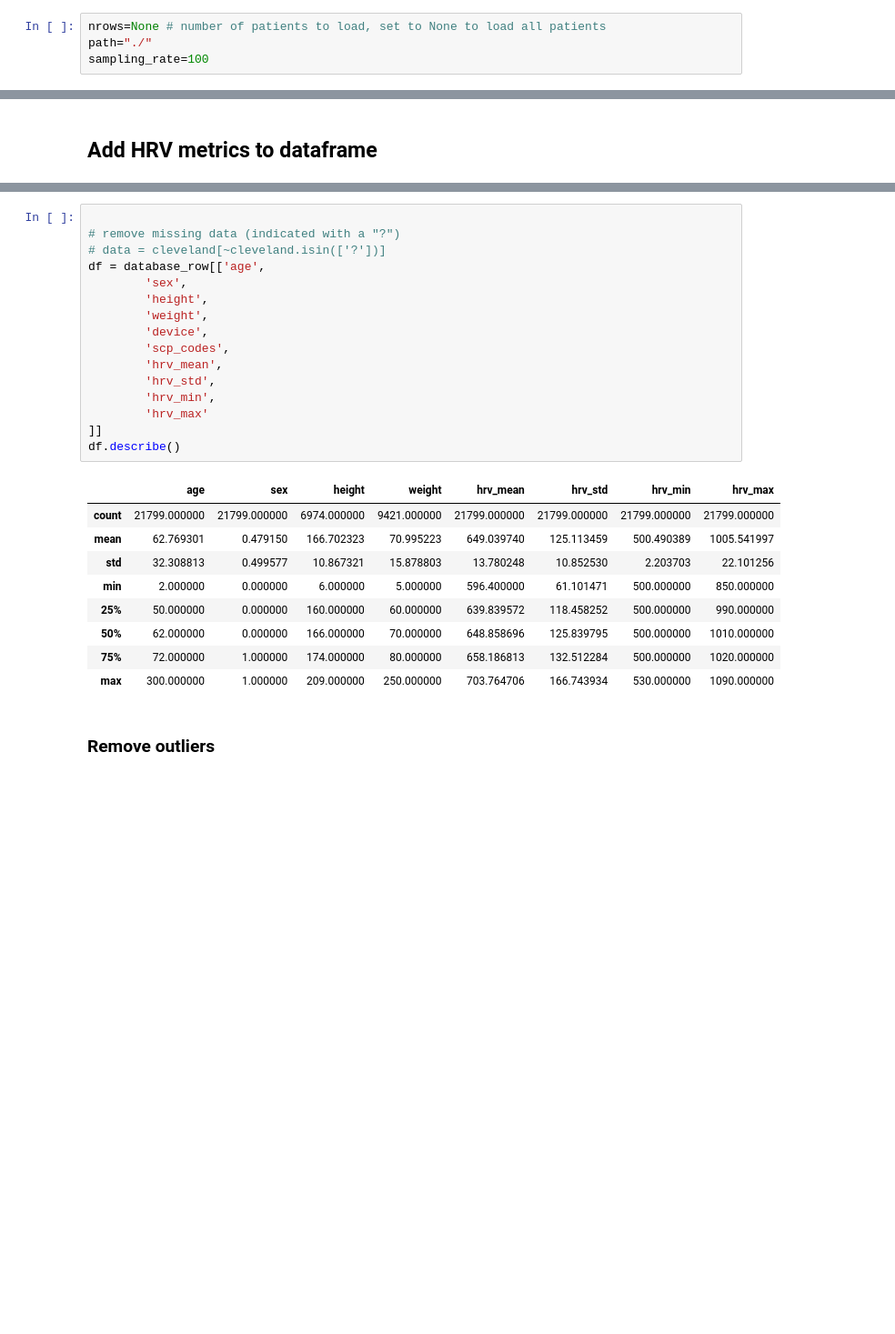
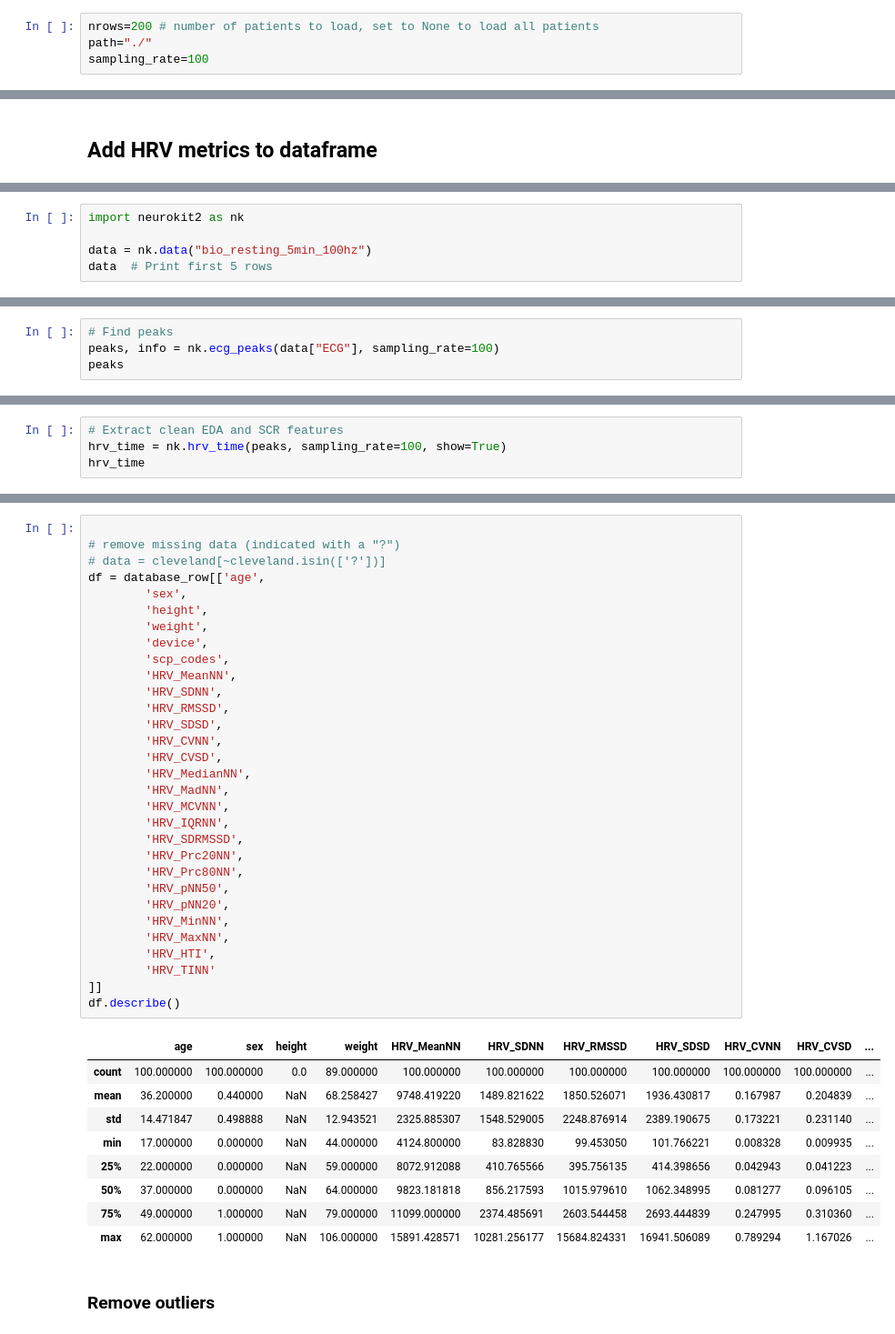
Before and after one commit to Ex-Machin/heart-disability-prediction, a Jupyter notebook: Heart Disease Prediction LSTM.ipynb, the cells around one changed output, grey strips where cells are left out. Shown at 91% size. Cells and saved outputs as stored; diff of their text form; blank space fills up the shorter version.

```diff
--- a/Heart Disease Prediction LSTM.ipynb
+++ b/Heart Disease Prediction LSTM.ipynb
@@ -13,4 +15,4 @@ from scipy.signal import find_peaks
 # %%
-nrows=None # number of patients to load, set to None to load all patients
+nrows=200 # number of patients to load, set to None to load all patients
 path="./"
 sampling_rate=100
@@ -28,0 +23,5 @@ To import the necessary data, we will use pandas' built in read_csv() function.
+# %%
+import neurokit2 as nk
+
+data = nk.data("bio_resting_5min_100hz")
+data  # Print first 5 rows
@@ -28,0 +42,4 @@ To import the necessary data, we will use pandas' built in read_csv() function.
+# %%
+# Find peaks
+peaks, info = nk.ecg_peaks(data["ECG"], sampling_rate=100)
+peaks
@@ -28,0 +60,4 @@ To import the necessary data, we will use pandas' built in read_csv() function.
+# %%
+# Extract clean EDA and SCR features
+hrv_time = nk.hrv_time(peaks, sampling_rate=100, show=True)
+hrv_time
@@ -136,29 +210,44 @@ Name: 301, dtype: object
 # %%
 
 # remove missing data (indicated with a "?")
 # data = cleveland[~cleveland.isin(['?'])]
 df = database_row[['age',
         'sex',
         'height',
         'weight',
         'device',
         'scp_codes',
-        'hrv_mean',
-        'hrv_std',
-        'hrv_min',
-        'hrv_max'
+        'HRV_MeanNN',
+        'HRV_SDNN',
+        'HRV_RMSSD',
+        'HRV_SDSD',
+        'HRV_CVNN',
+        'HRV_CVSD',
+        'HRV_MedianNN',
+        'HRV_MadNN',
+        'HRV_MCVNN',
+        'HRV_IQRNN',
+        'HRV_SDRMSSD',
+        'HRV_Prc20NN',
+        'HRV_Prc80NN',
+        'HRV_pNN50',
+        'HRV_pNN20',
+        'HRV_MinNN',
+        'HRV_MaxNN',
+        'HRV_HTI',
+        'HRV_TINN'
 ]]
 df.describe()
 # %% [output]
-|  | age | sex | height | weight | hrv_mean | hrv_std | hrv_min | hrv_max |
-| count | 21799.000000 | 21799.000000 | 6974.000000 | 9421.000000 | 21799.000000 | 21799.000000 | 21799.000000 | 21799.000000 |
-| mean | 62.769301 | 0.479150 | 166.702323 | 70.995223 | 649.039740 | 125.113459 | 500.490389 | 1005.541997 |
-| std | 32.308813 | 0.499577 | 10.867321 | 15.878803 | 13.780248 | 10.852530 | 2.203703 | 22.101256 |
-| min | 2.000000 | 0.000000 | 6.000000 | 5.000000 | 596.400000 | 61.101471 | 500.000000 | 850.000000 |
-| 25% | 50.000000 | 0.000000 | 160.000000 | 60.000000 | 639.839572 | 118.458252 | 500.000000 | 990.000000 |
-| 50% | 62.000000 | 0.000000 | 166.000000 | 70.000000 | 648.858696 | 125.839795 | 500.000000 | 1010.000000 |
-| 75% | 72.000000 | 1.000000 | 174.000000 | 80.000000 | 658.186813 | 132.512284 | 500.000000 | 1020.000000 |
-| max | 300.000000 | 1.000000 | 209.000000 | 250.000000 | 703.764706 | 166.743934 | 530.000000 | 1090.000000 |
+|  | age | sex | height | weight | HRV_MeanNN | HRV_SDNN | HRV_RMSSD | HRV_SDSD | HRV_CVNN | HRV_CVSD | ... |
+| count | 100.000000 | 100.000000 | 0.0 | 89.000000 | 100.000000 | 100.000000 | 100.000000 | 100.000000 | 100.000000 | 100.000000 | ... |
+| mean | 36.200000 | 0.440000 | NaN | 68.258427 | 9748.419220 | 1489.821622 | 1850.526071 | 1936.430817 | 0.167987 | 0.204839 | ... |
+| std | 14.471847 | 0.498888 | NaN | 12.943521 | 2325.885307 | 1548.529005 | 2248.876914 | 2389.190675 | 0.173221 | 0.231140 | ... |
+| min | 17.000000 | 0.000000 | NaN | 44.000000 | 4124.800000 | 83.828830 | 99.453050 | 101.766221 | 0.008328 | 0.009935 | ... |
+| 25% | 22.000000 | 0.000000 | NaN | 59.000000 | 8072.912088 | 410.765566 | 395.756135 | 414.398656 | 0.042943 | 0.041223 | ... |
+| 50% | 37.000000 | 0.000000 | NaN | 64.000000 | 9823.181818 | 856.217593 | 1015.979610 | 1062.348995 | 0.081277 | 0.096105 | ... |
+| 75% | 49.000000 | 1.000000 | NaN | 79.000000 | 11099.000000 | 2374.485691 | 2603.544458 | 2693.444839 | 0.247995 | 0.310360 | ... |
+| max | 62.000000 | 1.000000 | NaN | 106.000000 | 15891.428571 | 10281.256177 | 15684.824331 | 16941.506089 | 0.789294 | 1.167026 | ... |
 # %% [markdown]
 ### Remove outliers
 # %%
```
Also changed, not shown: parts of 29 cells of this notebook, 3 other files.
